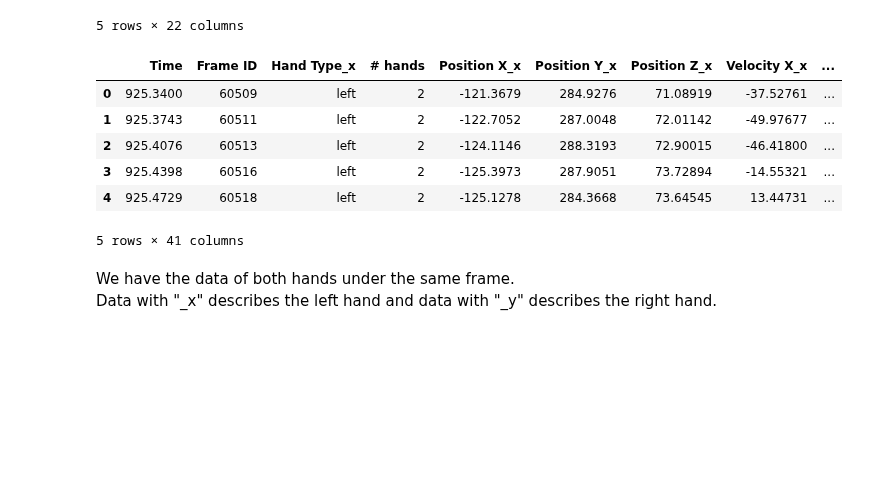
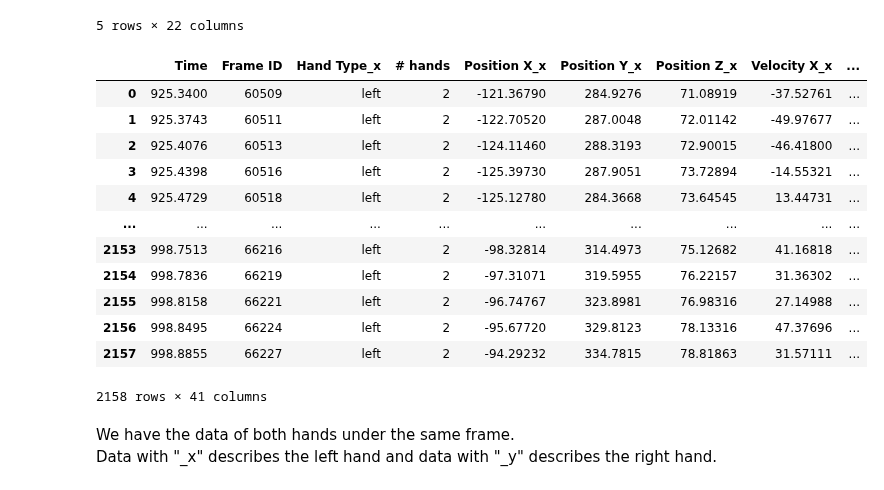
Before and after one commit to oridarshan/data-visualization-project, a Jupyter notebook: Hands Classification.ipynb, the cells around one changed output. Drawn from its saved outputs; the diff is of its cells as text; code cells hidden in the pictures; blank space fills up the shorter version.

```diff
--- a/Hands Classification.ipynb
+++ b/Hands Classification.ipynb
@@ -267,15 +273,21 @@ demo_left.head()
 # %%
 # merge horizontally, only hands in the same frame (inner)
 demo2=pd.merge(demo_left,demo_right,on=['Time',' Frame ID',' # hands'],how='inner')
-demo2.head()
+demo2
 # %% [output]
 |  | Time | Frame ID | Hand Type_x | # hands | Position X_x | Position Y_x | Position Z_x | Velocity X_x | ... |
-| 0 | 925.3400 | 60509 | left | 2 | -121.3679 | 284.9276 | 71.08919 | -37.52761 | ... |
-| 1 | 925.3743 | 60511 | left | 2 | -122.7052 | 287.0048 | 72.01142 | -49.97677 | ... |
-| 2 | 925.4076 | 60513 | left | 2 | -124.1146 | 288.3193 | 72.90015 | -46.41800 | ... |
-| 3 | 925.4398 | 60516 | left | 2 | -125.3973 | 287.9051 | 73.72894 | -14.55321 | ... |
-| 4 | 925.4729 | 60518 | left | 2 | -125.1278 | 284.3668 | 73.64545 | 13.44731 | ... |
+| 0 | 925.3400 | 60509 | left | 2 | -121.36790 | 284.9276 | 71.08919 | -37.52761 | ... |
+| 1 | 925.3743 | 60511 | left | 2 | -122.70520 | 287.0048 | 72.01142 | -49.97677 | ... |
+| 2 | 925.4076 | 60513 | left | 2 | -124.11460 | 288.3193 | 72.90015 | -46.41800 | ... |
+| 3 | 925.4398 | 60516 | left | 2 | -125.39730 | 287.9051 | 73.72894 | -14.55321 | ... |
+| 4 | 925.4729 | 60518 | left | 2 | -125.12780 | 284.3668 | 73.64545 | 13.44731 | ... |
+| ... | ... | ... | ... | ... | ... | ... | ... | ... | ... |
+| 2153 | 998.7513 | 66216 | left | 2 | -98.32814 | 314.4973 | 75.12682 | 41.16818 | ... |
+| 2154 | 998.7836 | 66219 | left | 2 | -97.31071 | 319.5955 | 76.22157 | 31.36302 | ... |
+| 2155 | 998.8158 | 66221 | left | 2 | -96.74767 | 323.8981 | 76.98316 | 27.14988 | ... |
+| 2156 | 998.8495 | 66224 | left | 2 | -95.67720 | 329.8123 | 78.13316 | 47.37696 | ... |
+| 2157 | 998.8855 | 66227 | left | 2 | -94.29232 | 334.7815 | 78.81863 | 31.57111 | ... |
-5 rows × 41 columns
+2158 rows × 41 columns
 # %% [markdown]
 We have the data of both hands under the same frame.
 Data with "_x" describes the left hand and data with "_y" describes the right hand.
```
Also changed, not shown: parts of 27 cells of this notebook.
